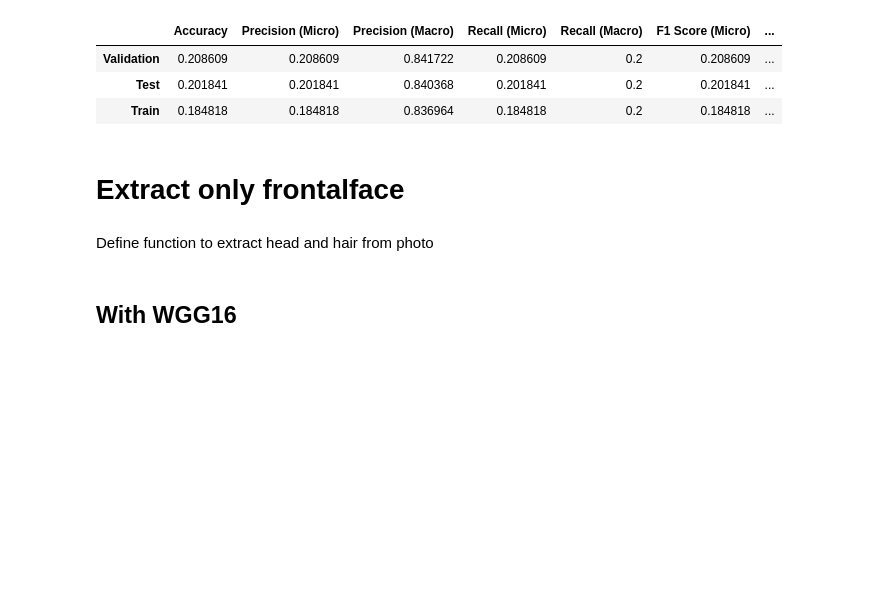
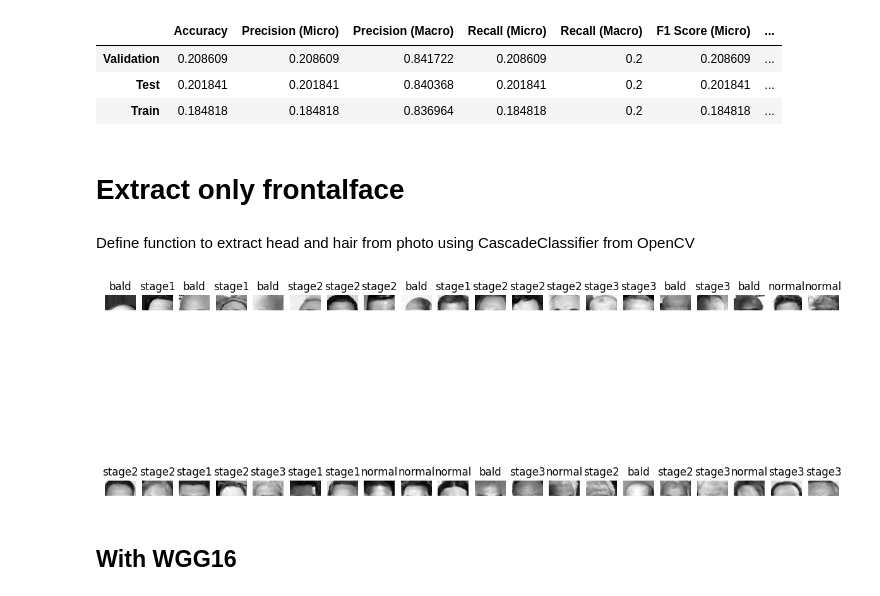
Before and after one commit to D0men1c0/Bald-Classification, a Jupyter notebook: notebook.ipynb, the cells around one changed output. Saved outputs shown, nothing was run; the diff lists cells and outputs as text; code cells hidden in the pictures; blank space fills up the shorter version.

```diff
--- a/notebook.ipynb
+++ b/notebook.ipynb
@@ -1185,7 +1157,7 @@ df_vgg
 # %% [markdown]
 # Extract only frontalface
 # %% [markdown]
-Define function to extract head and hair from photo
+Define function to extract head and hair from photo using CascadeClassifier from OpenCV
 # %%
 def findHead(dataset, labels, show_labels='training'):
     # Load the face detection classifier
@@ -1215,6 +1187,10 @@ def findHead(dataset, labels, show_labels='training'):
 train_res, train_labels_res = findHead(train_images, train_labels)
 test_res, test_labels_res = findHead(test_images, test_labels, show_labels='test')
 validation_res, validation_labels_res = findHead(validation_images, validation_labels, show_labels='validation')
+# %%
+showImages(train_res, train_labels_res, 40)
+# %% [output]
+[figure, added]
 # %%
 X_train_normalize, X_test_normalize, X_validation_normalize, y_train, y_test, y_validation = mainProcessData2(train_res, test_res, validation_res,train_labels_res,test_labels_res,validation_labels_res, dim_res=32)
 X_train_normalize = np.concatenate((X_train_normalize, X_validation_normalize), axis=0)
```
Also changed, not shown: parts of 25 cells of this notebook.
